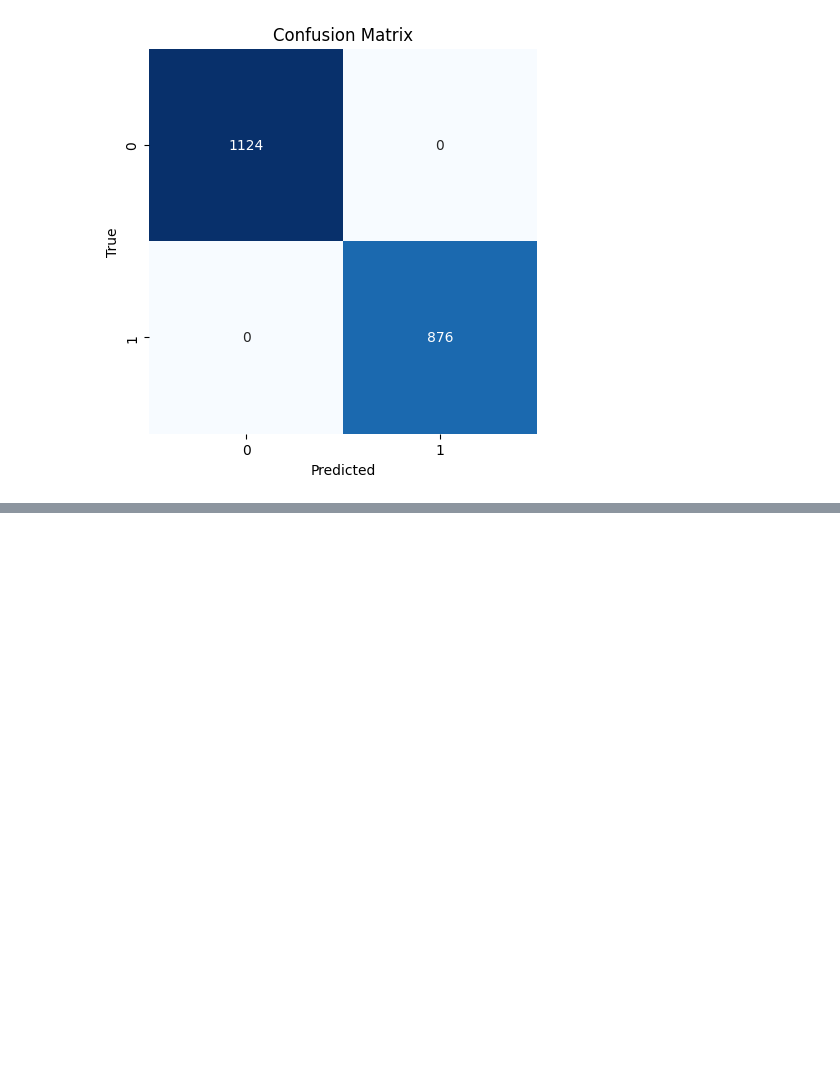
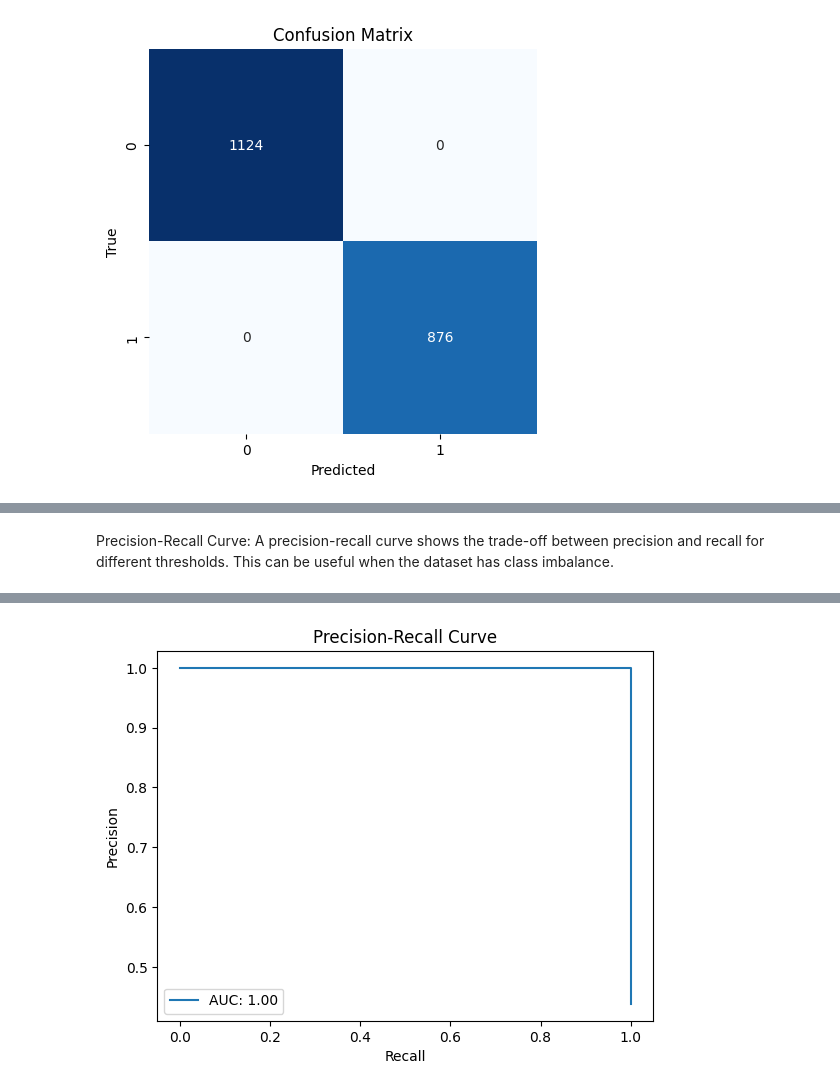
Before and after one commit to jungihong10/LSTM, a Jupyter notebook: LSTM.ipynb, the cells around one changed output, grey strips where cells are left out. Cells and saved outputs as stored; diff of their text form; code cells hidden in the pictures; blank space fills up the shorter version.

```diff
--- a/LSTM.ipynb
+++ b/LSTM.ipynb
@@ -122,0 +140,17 @@ plt.show()
+# %% [markdown]
+Precision-Recall Curve: A precision-recall curve shows the trade-off between precision and recall for different thresholds. This can be useful when the dataset has class imbalance.
+# %%
+from sklearn.metrics import precision_recall_curve, average_precision_score
+import matplotlib.pyplot as plt
+
+y_scores = model.predict(X_test)
+precision, recall, thresholds = precision_recall_curve(y_test, y_scores)
+average_precision = average_precision_score(y_test, y_scores)
+
+plt.plot(recall, precision, label='AUC: {:.2f}'.format(average_precision))
+plt.xlabel('Recall')
+plt.ylabel('Precision')
+plt.title('Precision-Recall Curve')
+plt.legend(loc='best')
+plt.show()
+# %% [output]
@@ -122,0 +158 @@ plt.show()
+[figure, added]
```
Also changed, not shown: parts of 7 cells of this notebook.
